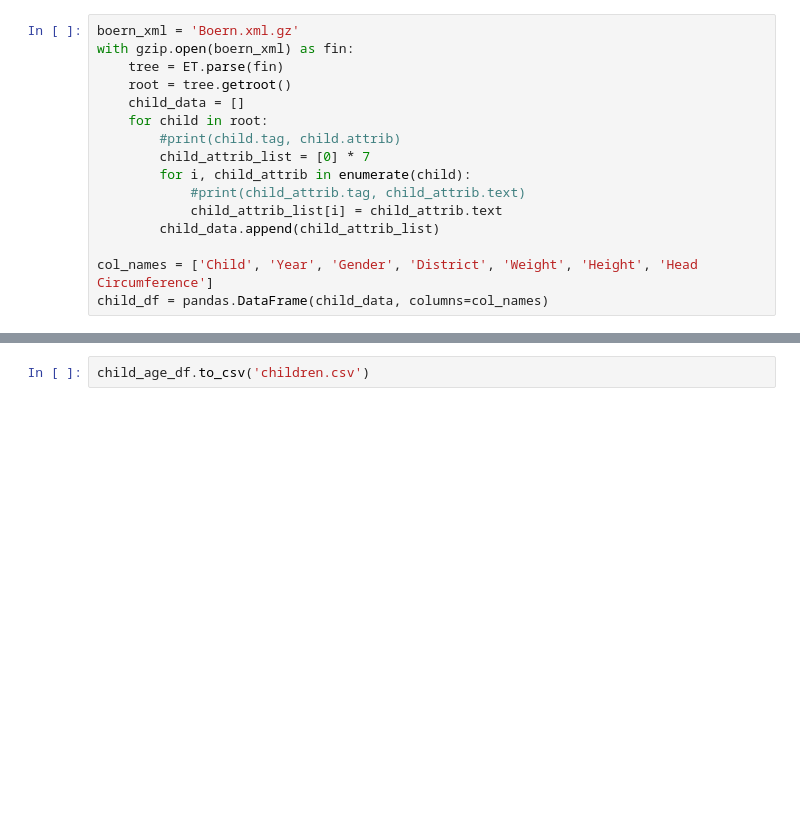
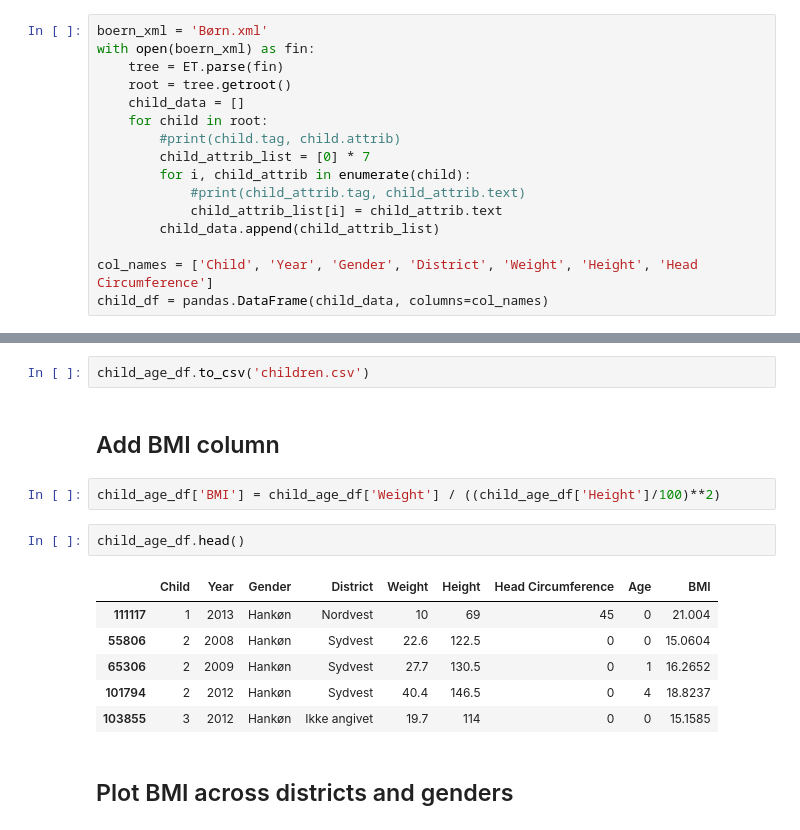
Before and after one commit to JungeAlexander/children_kolding, a Jupyter notebook: children_kolding.ipynb, the cells around one changed output, grey strips where cells are left out. Cells and saved outputs as stored; diff of their text form; blank space fills up the shorter version.

```diff
--- a/children_kolding.ipynb
+++ b/children_kolding.ipynb
@@ -12,8 +11,8 @@ import xml.etree.ElementTree as ET
 # %% [markdown]
 ## Load data into a pandas DataFrame
 # %%
-boern_xml = 'Boern.xml.gz'
-with gzip.open(boern_xml) as fin:
+boern_xml = 'Børn.xml'
+with open(boern_xml) as fin:
     tree = ET.parse(fin)
     root = tree.getroot()
     child_data = []
@@ -81,3 +80,18 @@ seaborn.distplot(age_vec_gt_1, kde=False)
 ## Export cleaned data to CSV
 # %%
 child_age_df.to_csv('children.csv')
+# %% [markdown]
+## Add BMI column
+# %%
+child_age_df['BMI'] = child_age_df['Weight'] / ((child_age_df['Height']/100)**2)
+# %%
+child_age_df.head()
+# %% [output]
+|  | Child | Year | Gender | District | Weight | Height | Head Circumference | Age | BMI |
+| 111117 | 1 | 2013 | Hankøn | Nordvest | 10 | 69 | 45 | 0 | 21.004 |
+| 55806 | 2 | 2008 | Hankøn | Sydvest | 22.6 | 122.5 | 0 | 0 | 15.0604 |
+| 65306 | 2 | 2009 | Hankøn | Sydvest | 27.7 | 130.5 | 0 | 1 | 16.2652 |
+| 101794 | 2 | 2012 | Hankøn | Sydvest | 40.4 | 146.5 | 0 | 4 | 18.8237 |
+| 103855 | 3 | 2012 | Hankøn | Ikke angivet | 19.7 | 114 | 0 | 0 | 15.1585 |
+# %% [markdown]
+## Plot BMI across districts and genders
```
Also changed, not shown: parts of 7 cells of this notebook.
